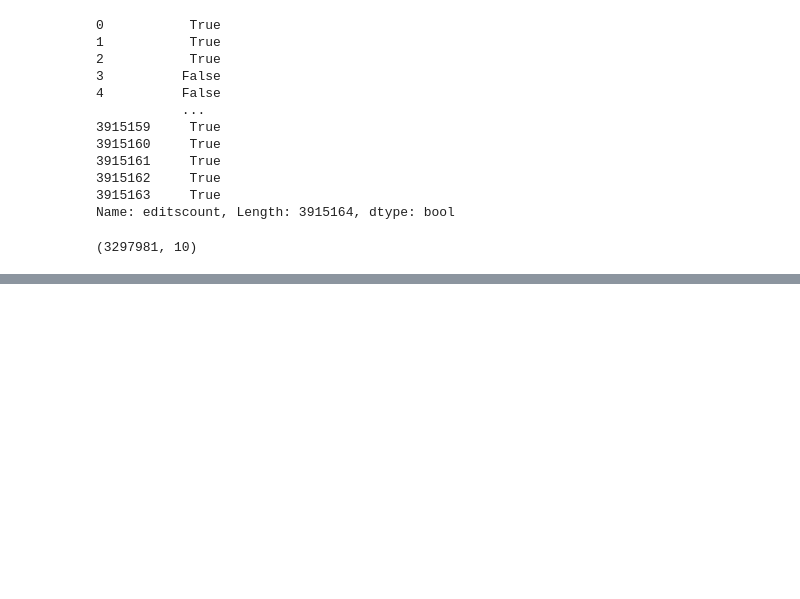
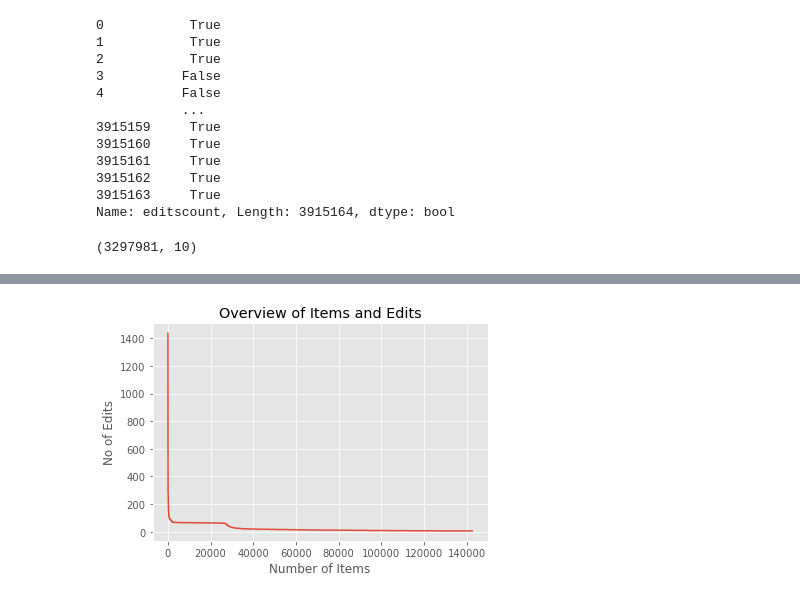
Before and after one commit to yadavtushita/6CCS3PRJ-WikidataProject, a Jupyter notebook: Politics.ipynb, the cells around one changed output, grey strips where cells are left out. Cells and saved outputs as stored; diff of their text form; code cells hidden in the pictures; blank space fills up the shorter version.

```diff
--- a/Politics.ipynb
+++ b/Politics.ipynb
@@ -406,0 +428,13 @@ rev_highly_edited.shape
+# %%
+items = highly_edited_items.index.to_numpy()
+editcounts = highly_edited_items.to_numpy()
+# %%
+plt.plot(editcounts)
+
+plt.title("Overview of Items and Edits")
+plt.xlabel("Number of Items")
+plt.ylabel("No of Edits")
+
+plt.show()
+# %% [output]
+[figure, added]
```
Also changed, not shown: parts of 27 cells of this notebook, 1 other file.
